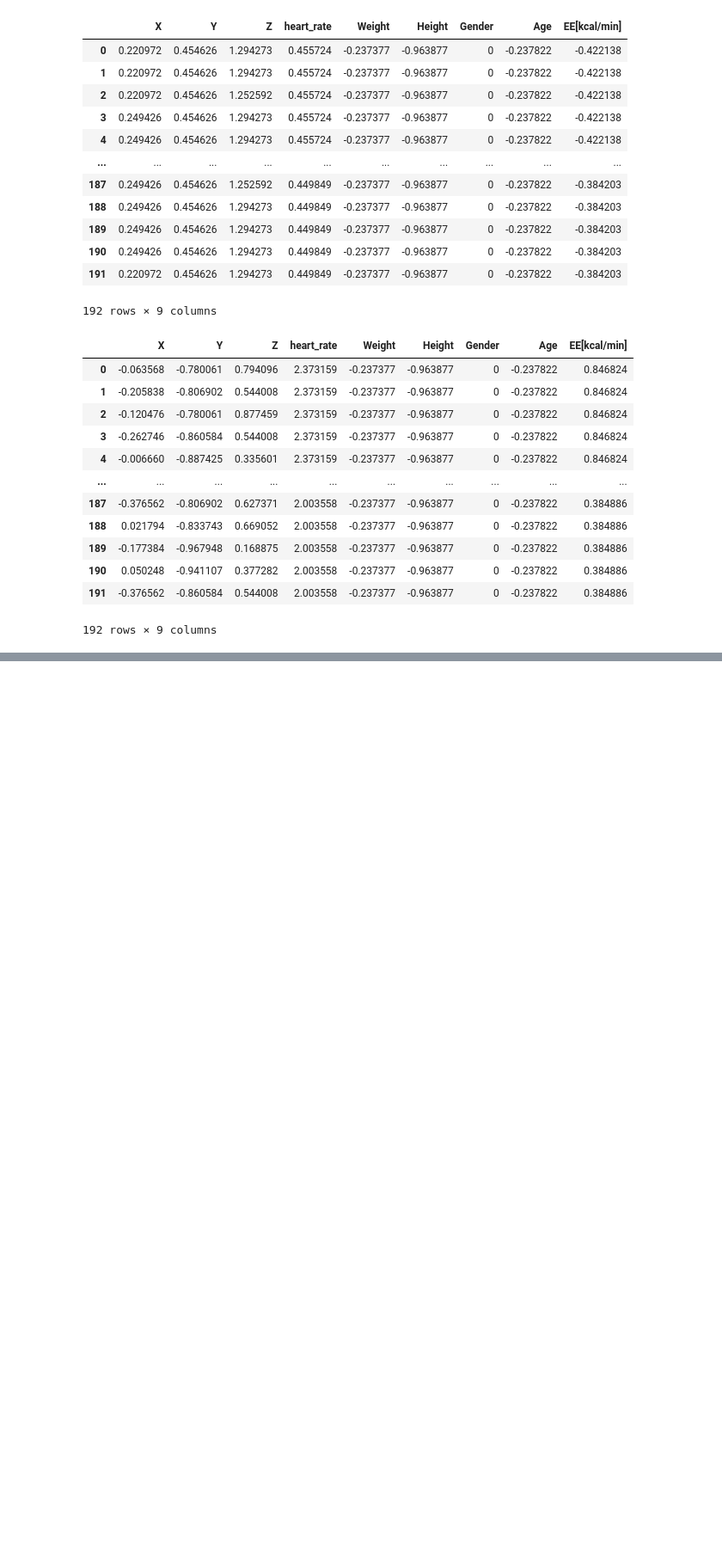
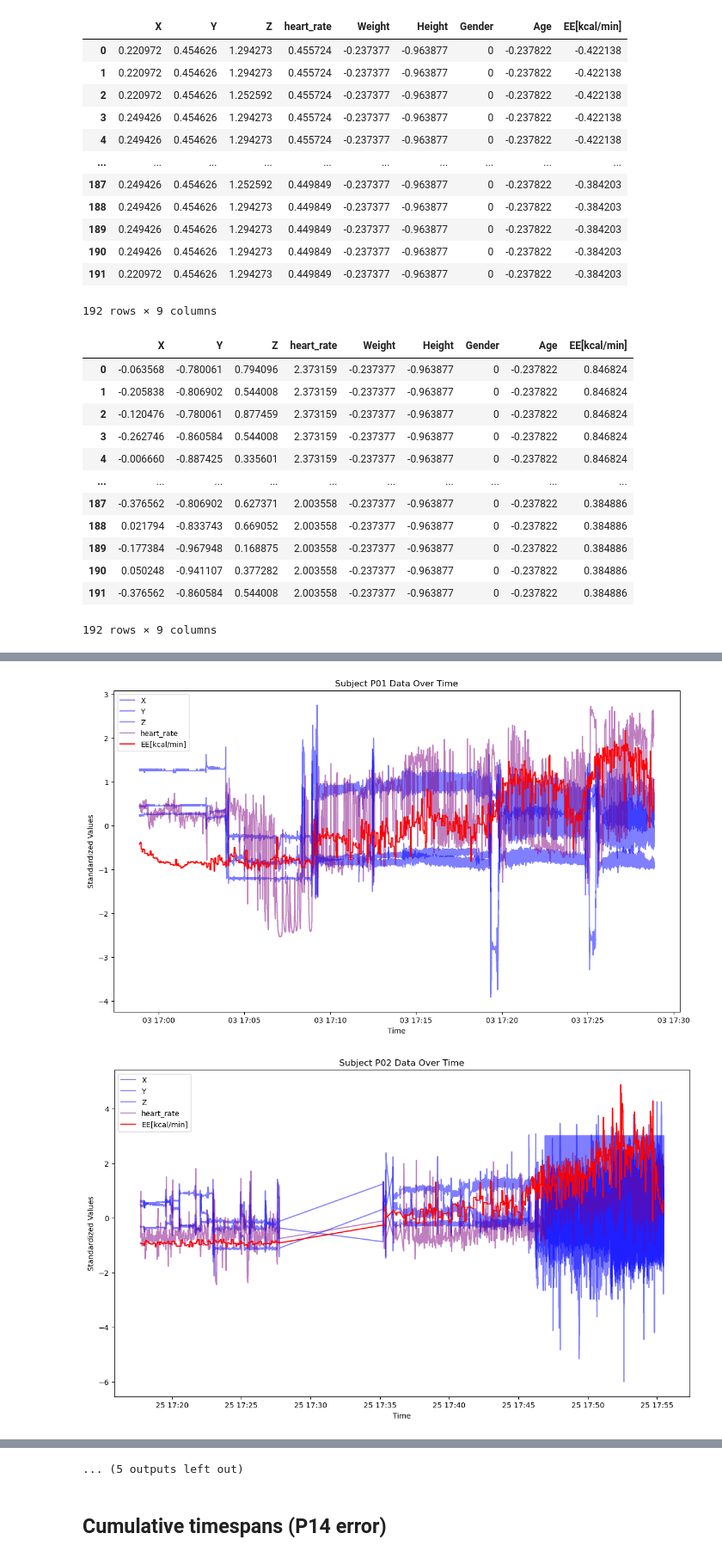
Before and after one commit to TylerAnderton/CSML, a Jupyter notebook: Final-Project/EE-Estimation/preprocessing.ipynb, the cells around one changed output, grey strips where cells are left out. Shown at 86% size. Cells and saved outputs as stored; diff of their text form; code cells hidden in the pictures; blank space fills up the shorter version.

```diff
--- a/Final-Project/EE-Estimation/preprocessing.ipynb
+++ b/Final-Project/EE-Estimation/preprocessing.ipynb
@@ -396,8 +399,8 @@ display_windows(windows_dict['P01'])
 ## Export Windows
 # %%
 windows_path = 'data/WEEE Dataset/processed/windows.pkl'
-with open(windows_path, 'wb') as f:
-    pickle.dump(windows_dict, f)
+# with open(windows_path, 'wb') as f:
+#     pickle.dump(windows_dict, f)
 # %% [markdown]
 ## Check export
 # %%
@@ -438,0 +460,14 @@ display_windows(windows_dict['P01'])
+# %%
+def plot_subject_temporal_data(df, subject_id):
+    subject_df = df[df['subject_id'] == subject_id]
+    plt.figure(figsize=(14, 8))
+    sns.lineplot(data=subject_df, x='Time', y='X', label='X', color='blue', alpha=0.5)
+    sns.lineplot(data=subject_df, x='Time', y='Y', label='Y', color='blue', alpha=0.5)
+    sns.lineplot(data=subject_df, x='Time', y='Z', label='Z', color='blue', alpha=0.5)
+    sns.lineplot(data=subject_df, x='Time', y='heart_rate', label='heart_rate', color='purple', alpha=0.5)
+    sns.lineplot(data=subject_df, x='Time', y='EE[kcal/min]', label='EE[kcal/min]', color='red')
+    plt.title(f'Subject {subject_id} Data Over Time')
+    plt.xlabel('Time')
+    plt.ylabel('Standardized Values')
+    plt.legend()
+    plt.show()
@@ -438,0 +476,6 @@ display_windows(windows_dict['P01'])
+# %%
+for subject_id in std_df['subject_id'].unique():
+    plot_subject_temporal_data(std_df, subject_id)
+# %% [output]
+[figure, added]
+[figure, added]
@@ -438,0 +492,3 @@ display_windows(windows_dict['P01'])
+... (5 outputs left out)
+# %% [markdown]
+## Cumulative timespans (P14 error)
```
Also changed, not shown: parts of 13 cells of this notebook, 1 other file.
